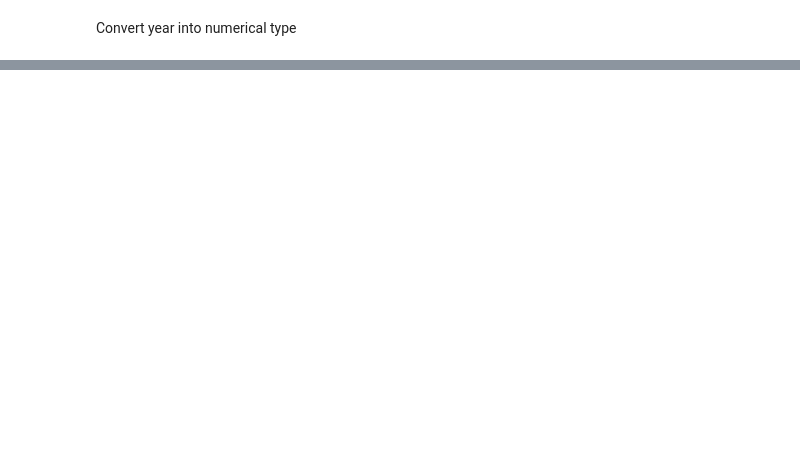
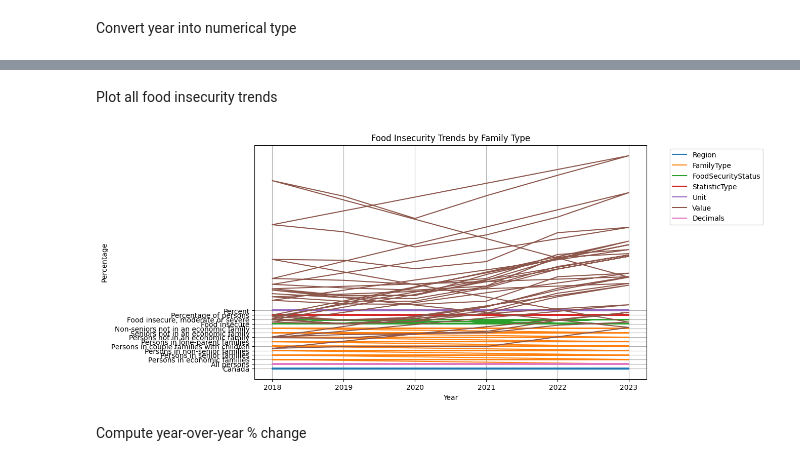
Before and after one commit to pheaktralean/ConcordIA, a Jupyter notebook: food_security_forecasting/economic_family_type.ipynb, the cells around one changed output, grey strips where cells are left out. Cells and saved outputs as stored; diff of their text form; code cells hidden in the pictures; blank space fills up the shorter version.

```diff
--- a/food_security_forecasting/economic_family_type.ipynb
+++ b/food_security_forecasting/economic_family_type.ipynb
@@ -62,4 +100,7 @@ for col in ['Year', 'Region', 'FamilyType', 'FoodSecurityStatus']:
 # %% [markdown]
 Convert year into numerical type
 # %%
-df['Year'] = pd.to_numeric(df['Year'], errors='coerce')
+for col in df.columns:
+    if col != 'Year':
+        print(f"{col} non-numeric values:")
+        print(df[pd.to_numeric(df[col], errors='coerce').isna()][col].unique())
@@ -114,0 +136,19 @@ for (family_type, food_status), group in categories:
+# %% [markdown]
+Plot all food insecurity trends
+# %%
+plt.figure(figsize=(10,6))
+
+for col in df.columns:
+    if col != 'Year':
+        plt.plot(df['Year'], df[col], label=col)
+
+plt.xlabel('Year')
+plt.ylabel('Percentage')
+plt.title('Food Insecurity Trends by Family Type')
+plt.legend(bbox_to_anchor=(1.05, 1), loc='upper left')
+plt.grid(True)
+plt.show()
+# %% [output]
+[figure, added]
+# %% [markdown]
+Compute year-over-year % change
```
Also changed, not shown: parts of 15 cells of this notebook, 3 other files.
